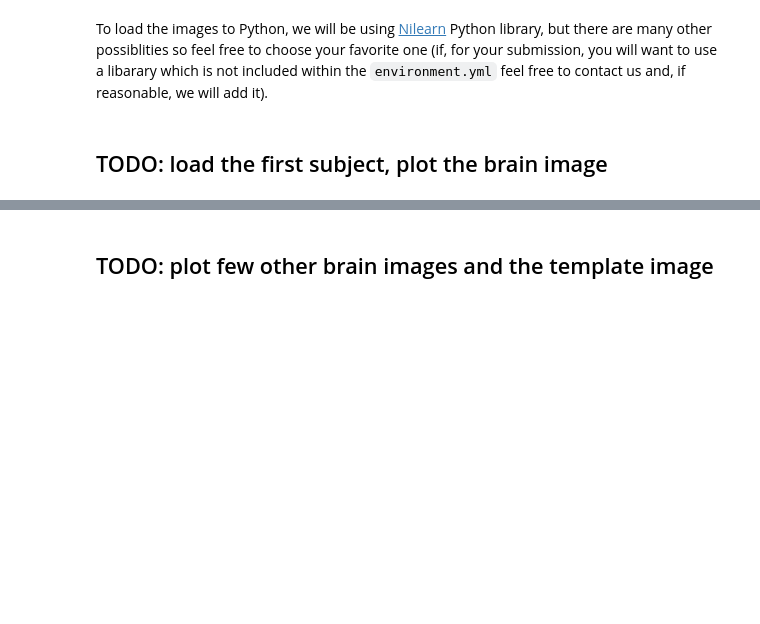
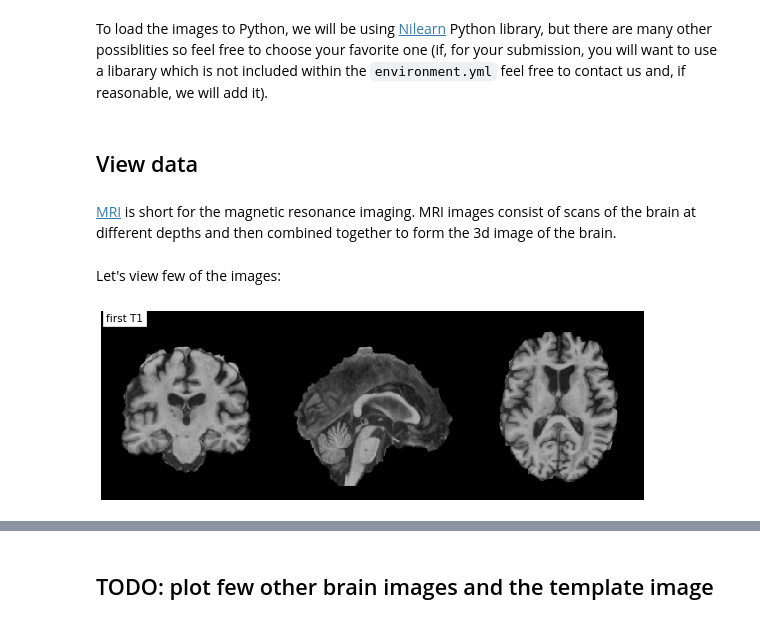
Before and after one commit to ramp-kits/stroke_lesions, a Jupyter notebook: stroke_starting_kit.ipynb, the cells around one changed output, grey strips where cells are left out. Saved outputs shown, nothing was run; the diff lists cells and outputs as text; code cells hidden in the pictures; blank space fills up the shorter version.

Commit message:
plotting and describing the data

```diff
--- a/stroke_starting_kit.ipynb
+++ b/stroke_starting_kit.ipynb
@@ -101,4 +95,2 @@ If you wish to view any of those files from outside of Python, there are many ap
 # %% [markdown]
 To load the images to Python, we will be using [Nilearn](https://nilearn.github.io/) Python library, but there are many other possiblities so feel free to choose your favorite one (if, for your submission, you will want to use a libarary which is not included within the `environment.yml` feel free to contact us and, if reasonable, we will add it).
-# %% [markdown]
-## TODO: load the first subject, plot the brain image
@@ -106,0 +97,24 @@ To load the images to Python, we will be using [Nilearn](https://nilearn.github.
+# %% [markdown]
+## View data
+# %% [markdown]
+[MRI](https://en.wikipedia.org/wiki/Magnetic_resonance_imaging#:~:text=Magnetic%20resonance%20imaging%20(MRI)%20is,the%20organs%20in%20the%20body.) is short for the magnetic resonance imaging. MRI images consist of scans of the brain at different depths and then combined together to form the 3d image of the brain.
+# %% [markdown]
+Let's view few of the images:
+# %%
+%matplotlib inline
+
+from nilearn import plotting
+import os
+import matplotlib.pylab as plt
+
+def plot_t1(path_to_t1):
+    fig = plt.figure(1, figsize=(14, 5), frameon=False, dpi=50)
+    ax = plt.gca()
+    plotting.plot_anat(path_to_t1, title='first T1',
+                       axes=ax,
+                       draw_cross=False,
+                       annotate=False,
+                       )
+plot_t1(path_to_t1='data/subject_2/T1.nii.gz')
+# %% [output]
+[figure, added]
```
Also changed, not shown: parts of 9 cells of this notebook.
